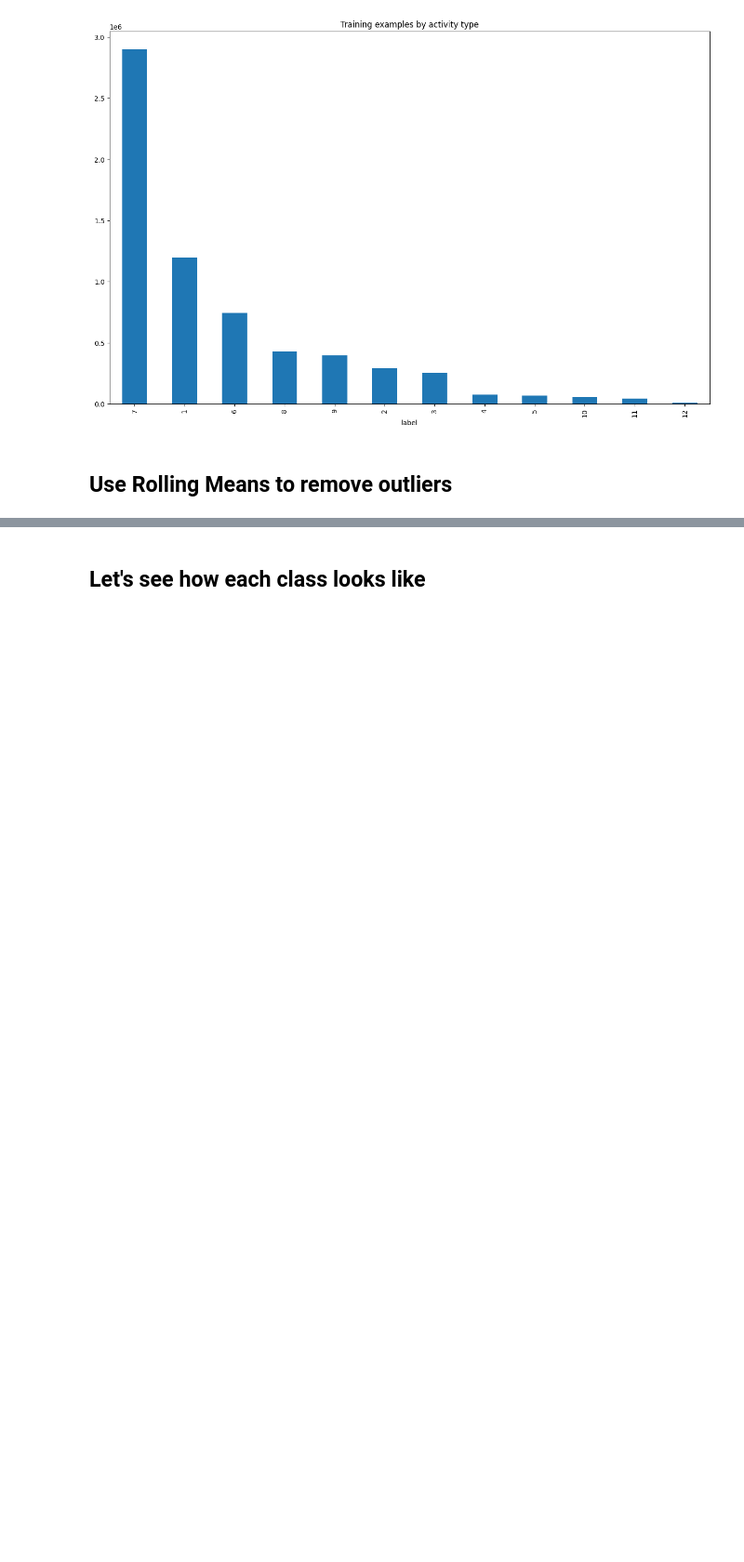
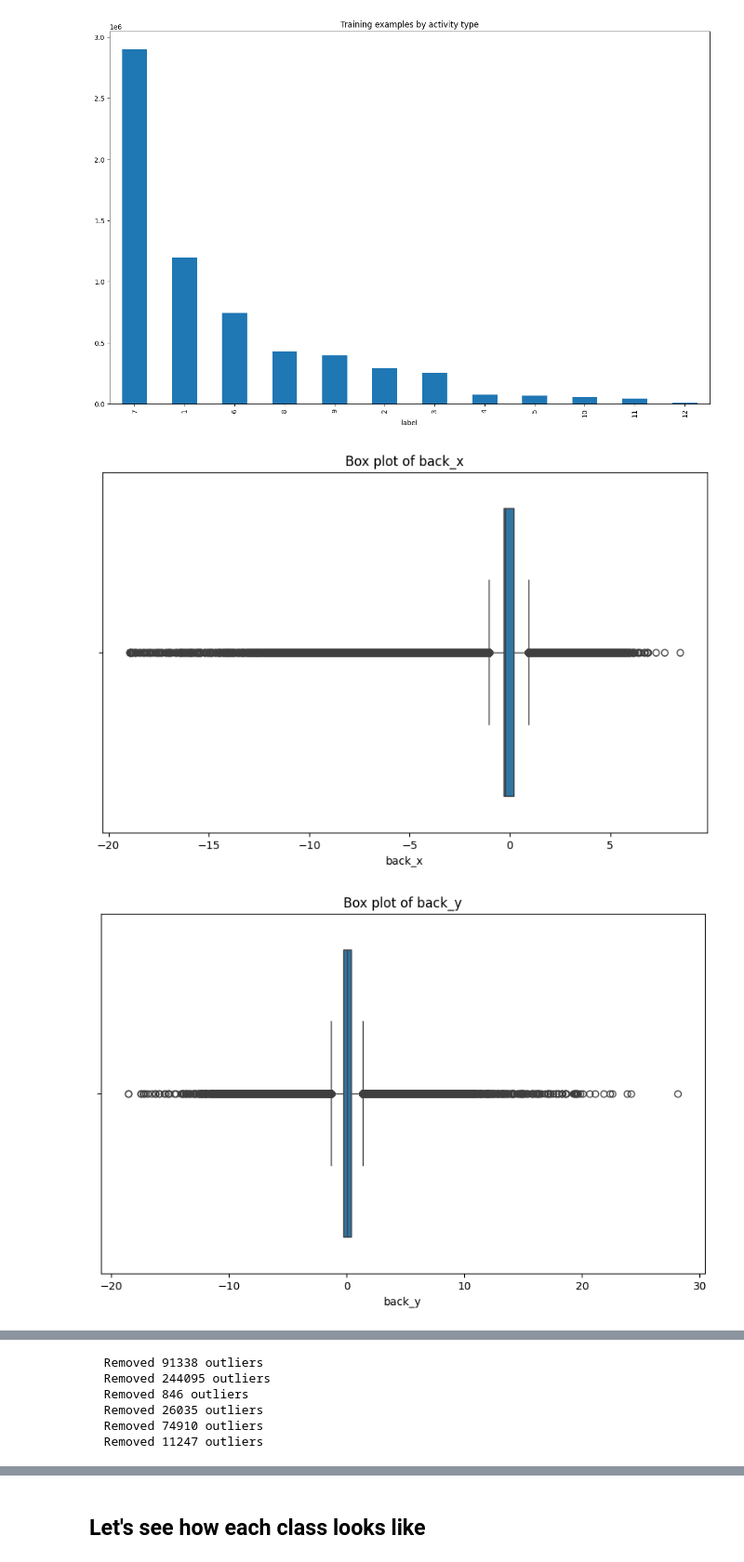
Before and after one commit to ELEFTHERIOSAMITSIS/data_mining, a Jupyter notebook: organize.ipynb, the cells around one changed output, grey strips where cells are left out. Shown at 93% size. Drawn from its saved outputs; the diff is of its cells as text; code cells hidden in the pictures; blank space fills up the shorter version.

```diff
--- a/organize.ipynb
+++ b/organize.ipynb
@@ -17,5 +50,3 @@ countofActivity.plot(kind='bar', title='Training examples by activity type',figs
 # %% [output]
 <Axes: title={'center': 'Training examples by activity type'}, xlabel='label'>
 [figure]
-# %% [markdown]
-## Use Rolling Means to remove outliers
@@ -23,0 +53,8 @@ smoothed_df=rolling_means(data,10)
+# %%
+zdata=normal_data_Standard(dnd)
+boxplot(zdata,1000)
+data_filtered=remove_outliersIQR(zdata,1.5,0.1,0.90) #test me 0.15 k 0.85
+boxplot(data_filtered,1000)
+# %% [output]
+[figure, added]
+[figure, added]
@@ -23,0 +65,6 @@ smoothed_df=rolling_means(data,10)
+  Removed 91338 outliers
+  Removed 244095 outliers
+  Removed 846 outliers
+  Removed 26035 outliers
+  Removed 74910 outliers
+  Removed 11247 outliers
```
Also changed, not shown: parts of 30 cells of this notebook, 4 other files.
